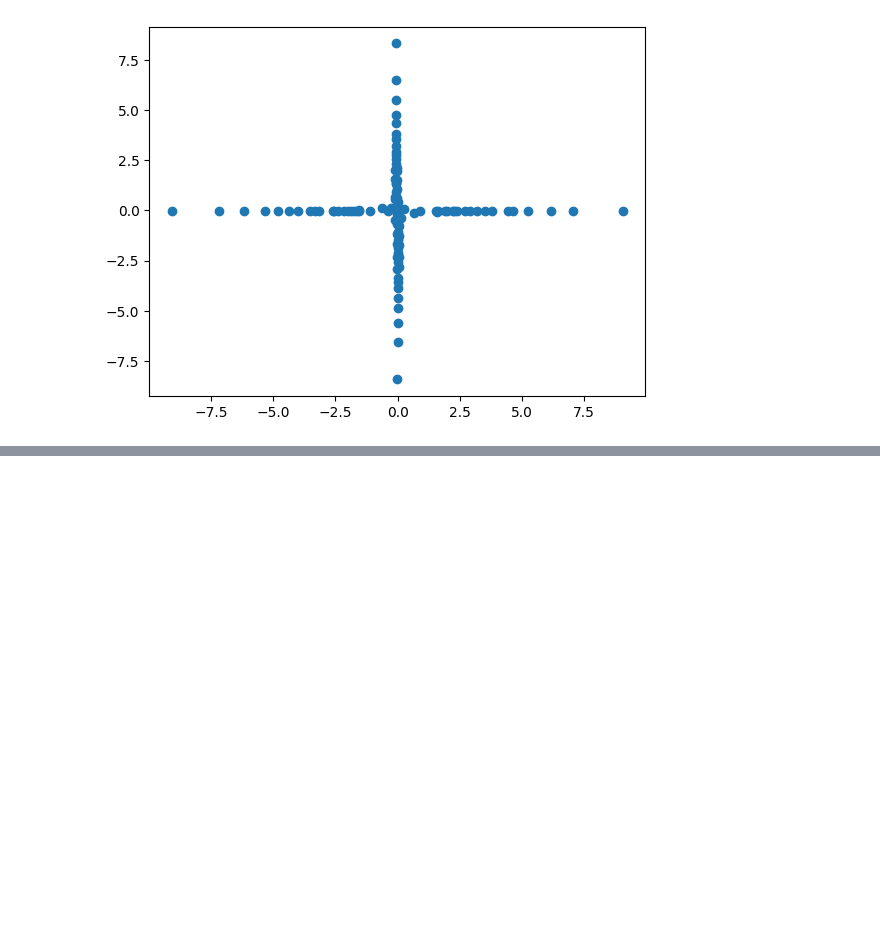
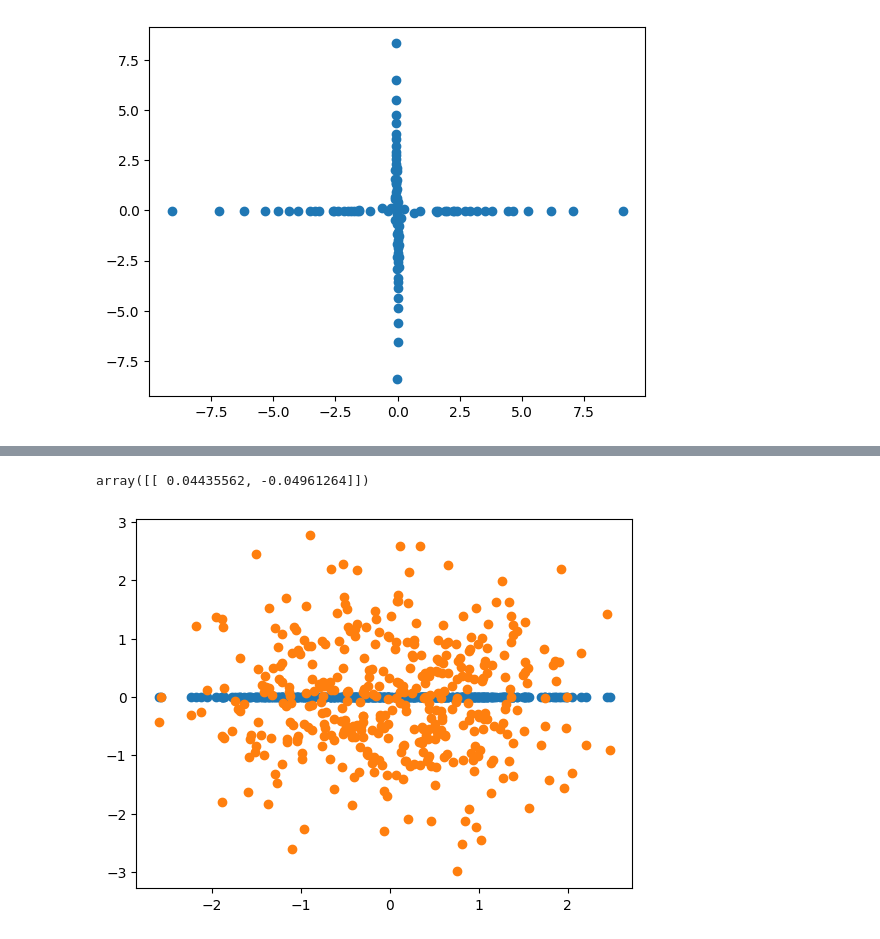
Before and after one commit to fumish/self_study, a Jupyter notebook: prototypes/stein_variational_inference.ipynb, the cells around one changed output, grey strips where cells are left out. Cells and saved outputs as stored; diff of their text form; code cells hidden in the pictures; blank space fills up the shorter version.

```diff
--- a/prototypes/stein_variational_inference.ipynb
+++ b/prototypes/stein_variational_inference.ipynb
@@ -466,0 +472,16 @@ plt.show()
+# %%
+## dimension of input
+M = 1
+
+# number of samples
+n = 400
+
+data_seed = 20241229
+np.random.seed(data_seed)
+
+true_a = 0 #np.random.normal(size=1)
+true_b = 0 #np.random.normal(size=1)
+
+train_X = np.random.normal(size=(n,M))
+train_Y = true_a * np.tanh(true_b * train_X) + np.random.normal(size=(n,1))
+# train_Y = np.random.binomial(1, expit(train_X @ true_w))
@@ -466,0 +493,11 @@ plt.show()
+# %%
+ln_seed = 20241231
+np.random.seed(ln_seed)
+
+pri_beta = 1
+
+L = 1
+initial_post_param = np.random.normal(size = (L, 2))
+
+h = 1
+first_step_size = 0.05
@@ -466,0 +563,16 @@ plt.show()
+# %%
+post_param
+# %% [output]
+array([[ 0.04435562, -0.04961264]])
+# %%
+plt.scatter(
+    train_X.squeeze(),
+    (post_param[:,0][np.newaxis,:] * np.tanh(proc_train_X * post_param[:,1][np.newaxis,:])).mean(axis=1),
+)
+plt.scatter(
+    train_X.squeeze(),
+    train_Y.squeeze(),
+)
+plt.show()
+# %% [output]
+[figure, added]
```
Also changed, not shown: parts of 6 cells of this notebook, 1 other file.
